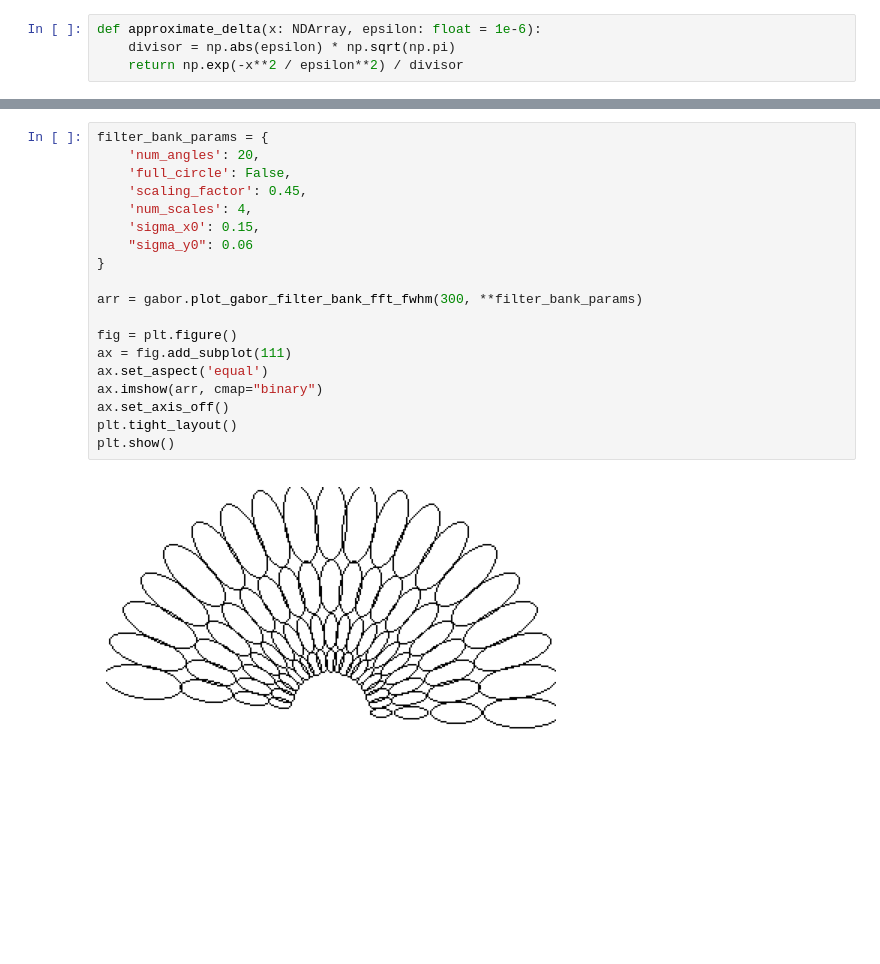
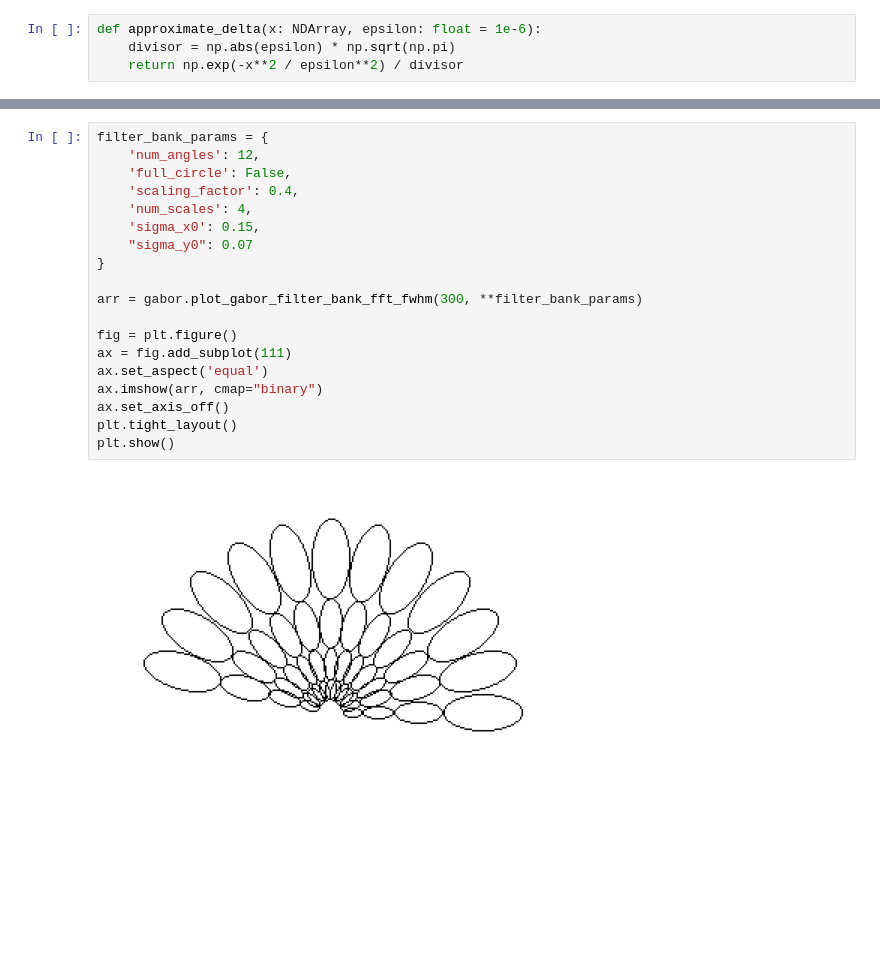
Before and after one commit to guyshapira-academic/texture-segmentation, a Jupyter notebook: notebook.ipynb, the cells around one changed output, grey strips where cells are left out. Saved outputs shown, nothing was run; the diff lists cells and outputs as text.

```diff
--- a/notebook.ipynb
+++ b/notebook.ipynb
@@ -58,25 +62,25 @@ plt.show()
 [figure]
 # %%
 filter_bank_params = {
-    'num_angles': 20,
+    'num_angles': 12,
     'full_circle': False,
-    'scaling_factor': 0.45,
+    'scaling_factor': 0.4,
     'num_scales': 4,
     'sigma_x0': 0.15,
-    "sigma_y0": 0.06
+    "sigma_y0": 0.07
 }
 
 arr = gabor.plot_gabor_filter_bank_fft_fwhm(300, **filter_bank_params)
 
 fig = plt.figure()
 ax = fig.add_subplot(111)
 ax.set_aspect('equal')
 ax.imshow(arr, cmap="binary")
 ax.set_axis_off()
 plt.tight_layout()
 plt.show()
 # %% [output]
-[figure, old version]
+[figure, new version]
 # %%
 gabor_features_complex = gabor.gabor_features_raw(image, filter_bank_params)
 
```
Also changed, not shown: parts of 10 cells of this notebook, 1 other file.
